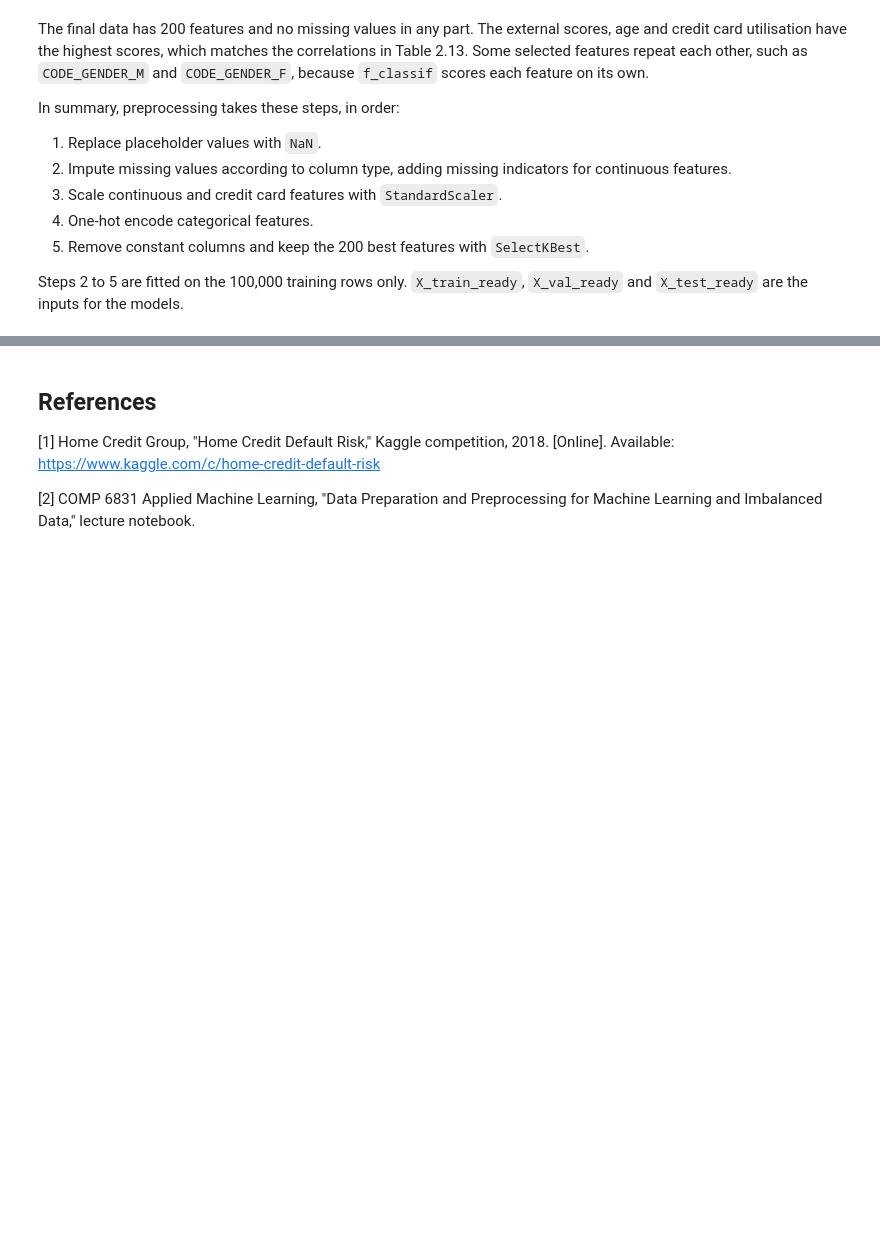
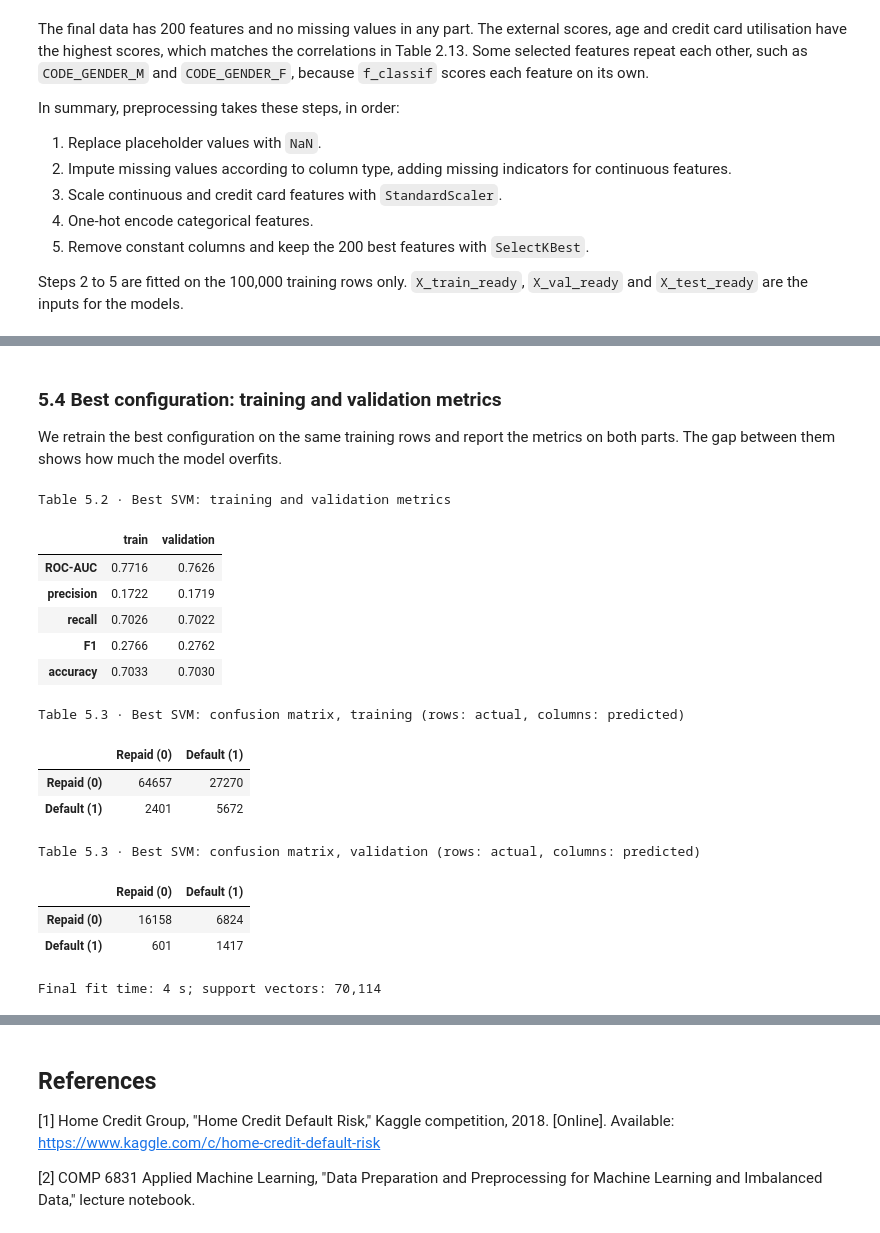
Before and after one commit to AndyChhuon/HomeCreditDefaultRisk, a Jupyter notebook: home_credit.ipynb, the cells around one changed output, grey strips where cells are left out. Cells and saved outputs as stored; diff of their text form; code cells hidden in the pictures; blank space fills up the shorter version.

```diff
--- a/home_credit.ipynb
+++ b/home_credit.ipynb
@@ -1249,0 +1461,43 @@ Steps 2 to 5 are fitted on the 100,000 training rows only. `X_train_ready`, `X_v
+# %% [markdown]
+### 5.4 Best configuration: training and validation metrics
+
+We retrain the best configuration on the same training rows and report the metrics on both parts. The gap between them shows how much the model overfits.
+# %%
+start = time.perf_counter()
+best_svm = fit_svm(best_svm_config)
+best_svm_fit_seconds = time.perf_counter() - start
+
+svm_train_scores = decision_scores(best_svm, X_train_svm)
+svm_val_scores = decision_scores(best_svm, X_val_svm)
+svm_test_scores = decision_scores(best_svm, X_test_svm)
+
+svm_metrics = pd.DataFrame({
+    "train": classification_metrics(y_train_svm, svm_train_scores),
+    "validation": classification_metrics(y_val_svm, svm_val_scores),
+})
+print("Table 5.2 · Best SVM: training and validation metrics")
+display(svm_metrics.round(4))
+
+class_names = list(TARGET_LABELS.values())
+for part, y_true, scores in [("training", y_train_svm, svm_train_scores), ("validation", y_val_svm, svm_val_scores)]:
+    print(f"Table 5.3 · Best SVM: confusion matrix, {part} (rows: actual, columns: predicted)")
+    display(pd.DataFrame(confusion_matrix(y_true, (scores >= 0).astype(int)), index=class_names, columns=class_names))
+
+print(f"Final fit time: {best_svm_fit_seconds:.0f} s; support vectors: {best_svm.support_.shape[0]:,}")
+# %% [output]
+Table 5.2 · Best SVM: training and validation metrics
+|  | train | validation |
+| ROC-AUC | 0.7716 | 0.7626 |
+| precision | 0.1722 | 0.1719 |
+| recall | 0.7026 | 0.7022 |
+| F1 | 0.2766 | 0.2762 |
+| accuracy | 0.7033 | 0.7030 |
+Table 5.3 · Best SVM: confusion matrix, training (rows: actual, columns: predicted)
+|  | Repaid (0) | Default (1) |
+| Repaid (0) | 64657 | 27270 |
+| Default (1) | 2401 | 5672 |
+Table 5.3 · Best SVM: confusion matrix, validation (rows: actual, columns: predicted)
+|  | Repaid (0) | Default (1) |
+| Repaid (0) | 16158 | 6824 |
+| Default (1) | 601 | 1417 |
+Final fit time: 4 s; support vectors: 70,114
```
Also changed, not shown: parts of 24 cells of this notebook, 1 other file.
